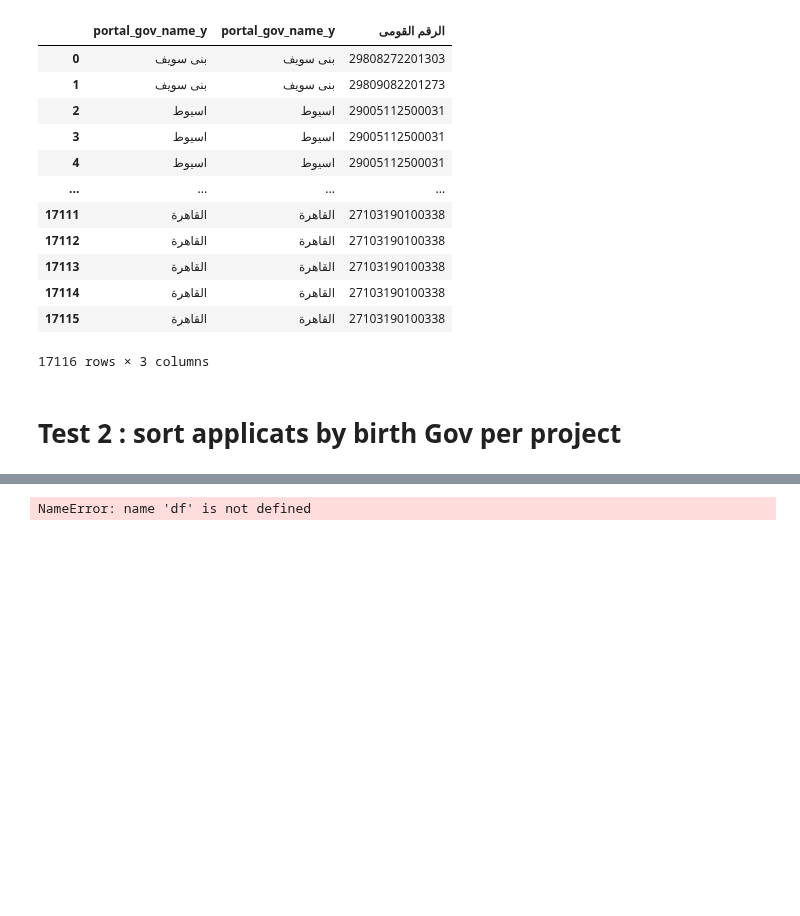
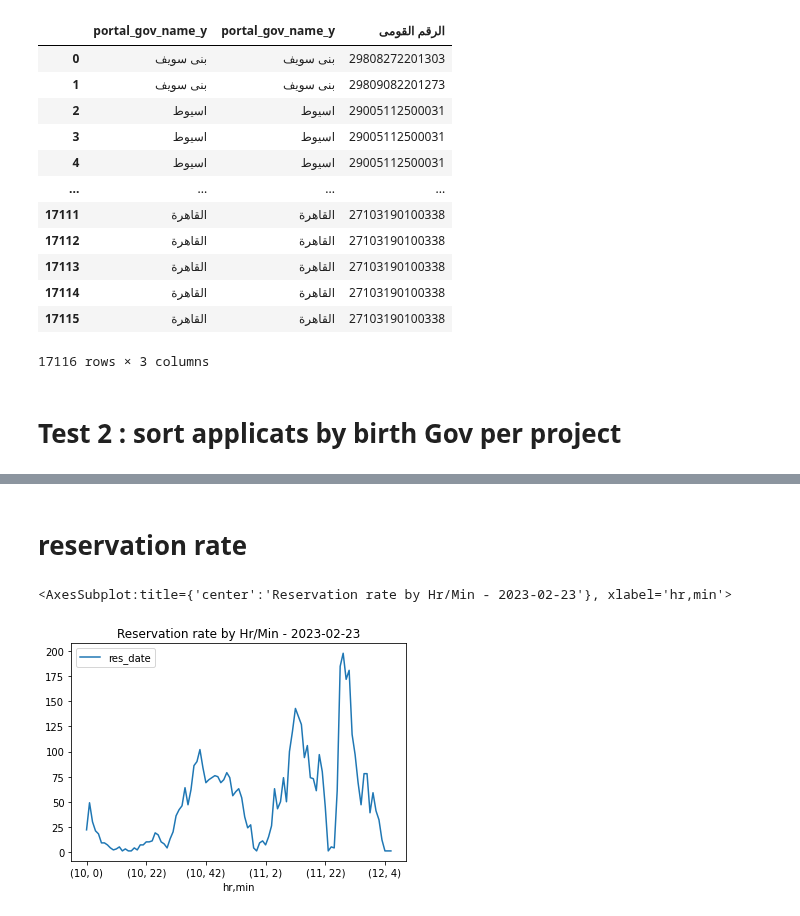
Before and after one commit to yjad/portal_logs, a Jupyter notebook: units data.ipynb, the cells around one changed output, grey strips where cells are left out. Saved outputs shown, nothing was run; the diff lists cells and outputs as text; code cells hidden in the pictures; blank space fills up the shorter version.

```diff
--- a/units data.ipynb
+++ b/units data.ipynb
@@ -144,6 +125,16 @@ df1
-# %%
-(df[['project_id', 'applicant_national_id',  'land_application_status', 'portal_gov_name_y']]
-        .pivot_table(index = ['project_id', 'portal_gov_name_y'], columns =  'land_application_status', aggfunc= 'count', margins=True, fill_value=0, sort=False))
-        # sort_values(['project_id', 'applicant_national_id'], ascending = False))
-# %% [output]
-NameError: name 'df' is not defined
+# %% [markdown]
+# reservation rate
+# %%
+fn = r"C:\Users\yahia\Downloads\E04___بيانات_الأراضى_المحجوزة-202304181156.xlsx"
+fn = r"C:\Users\yahia\Downloads\E04___بيانات_الأراضى_المحجوزة-202304190030.xls"
+df = pd.read_excel(fn, dtype_backend='pyarrow', skiprows=3).dropna(subset=['الرقم القومى'], axis=0)\
+        .rename(columns={'تاريخ الحجز':'res_date'})
+df['hr'] = df.res_date.dt.hour
+df['min'] = df.res_date.dt.minute
+df['date'] = df.res_date.dt.date
+# df.columns
+# %%
+df[[ 'res_date', 'hr', 'min',]].groupby(['hr', 'min']).count().plot(title=f"Reservation rate by Hr/Min - {df.date[0]}")
+# %% [output]
+<AxesSubplot:title={'center':'Reservation rate by Hr/Min - 2023-02-23'}, xlabel='hr,min'>
+[figure, added]
```
Also changed, not shown: parts of 2 cells of this notebook.
